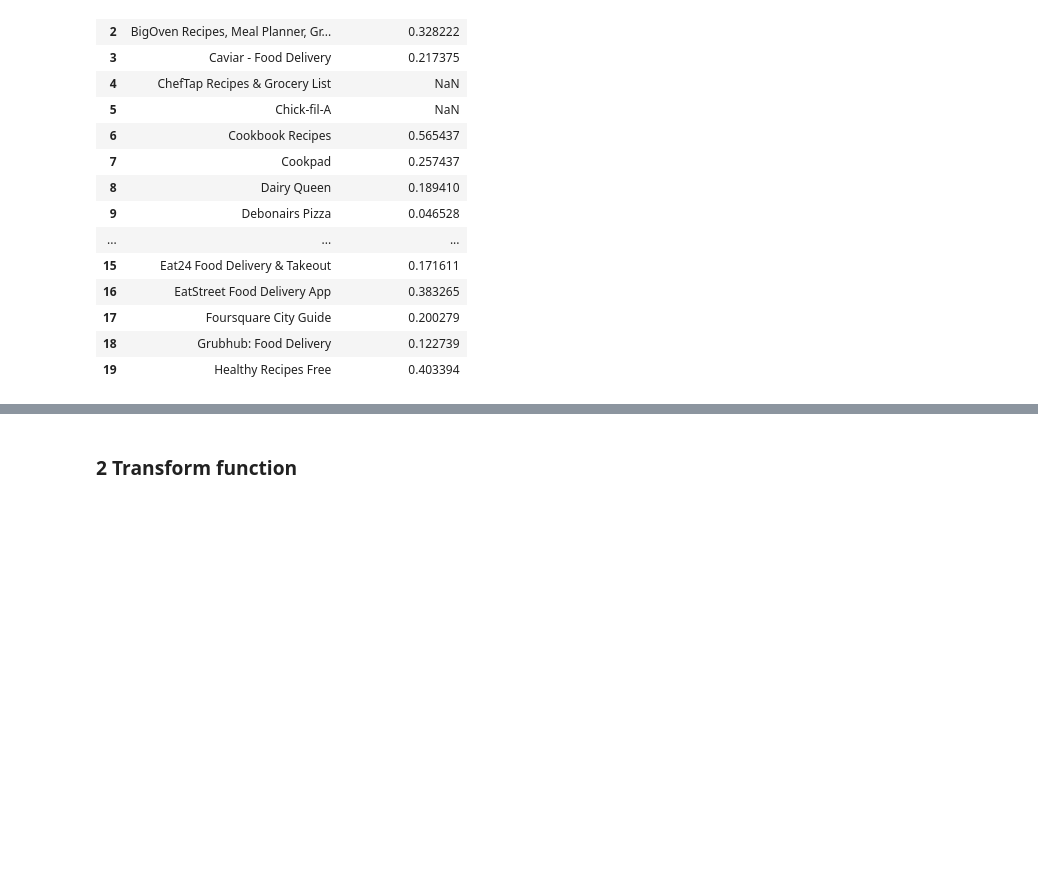
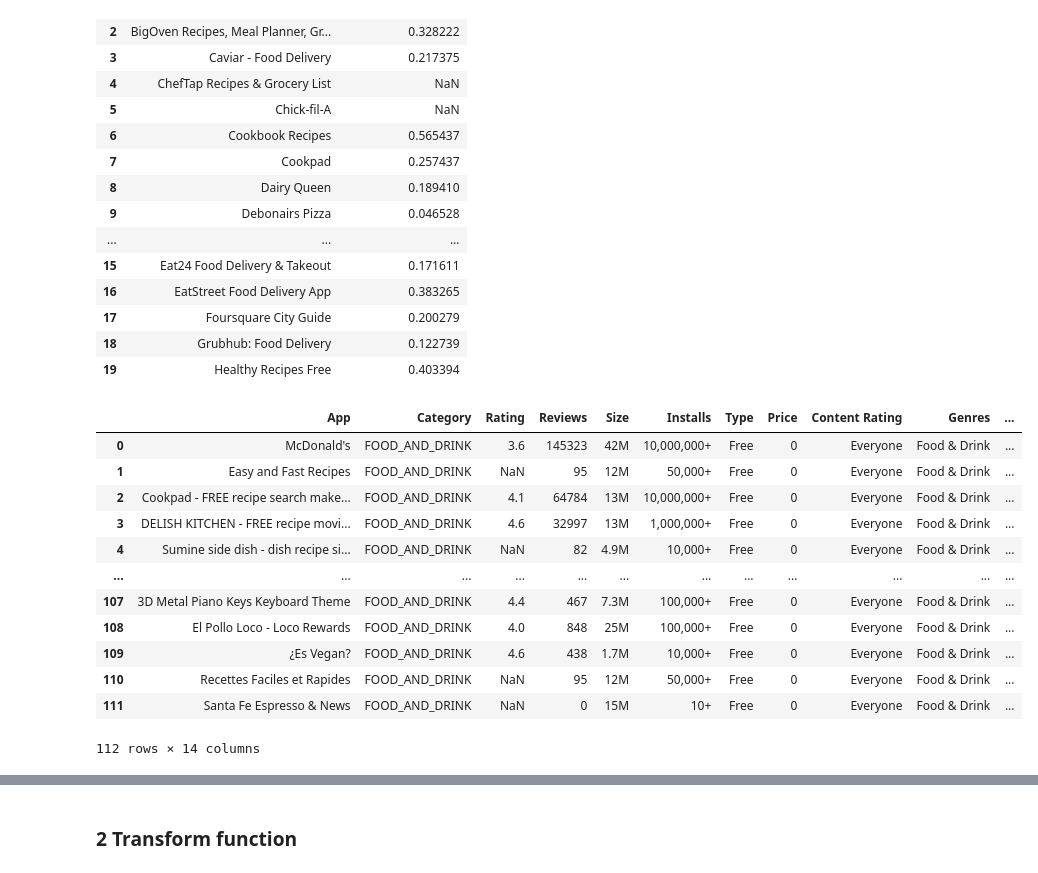
Before and after one commit to topollonaketsana/Coding-Summer-School-CSS, a Jupyter notebook: week 1/data pipelines/pipeline.ipynb, the cells around one changed output, grey strips where cells are left out. Drawn from its saved outputs; the diff is of its cells as text; code cells hidden in the pictures; blank space fills up the shorter version.

```diff
--- a/week 1/data pipelines/pipeline.ipynb
+++ b/week 1/data pipelines/pipeline.ipynb
@@ -272,3 +270,21 @@ aggregated_reviews
 | 17 | Foursquare City Guide | 0.200279 |
 | 18 | Grubhub: Food Delivery | 0.122739 |
 | 19 | Healthy Recipes Free | 0.403394 |
+# %%
+joined_apps_reviews = subset_apps.merge(aggregated_reviews, on= 'App', how= 'left')
+
+joined_apps_reviews
+# %% [output]
+|  | App | Category | Rating | Reviews | Size | Installs | Type | Price | Content Rating | Genres | ... |
+| 0 | McDonald's | FOOD_AND_DRINK | 3.6 | 145323 | 42M | 10,000,000+ | Free | 0 | Everyone | Food & Drink | ... |
+| 1 | Easy and Fast Recipes | FOOD_AND_DRINK | NaN | 95 | 12M | 50,000+ | Free | 0 | Everyone | Food & Drink | ... |
+| 2 | Cookpad - FREE recipe search make... | FOOD_AND_DRINK | 4.1 | 64784 | 13M | 10,000,000+ | Free | 0 | Everyone | Food & Drink | ... |
+| 3 | DELISH KITCHEN - FREE recipe movi... | FOOD_AND_DRINK | 4.6 | 32997 | 13M | 1,000,000+ | Free | 0 | Everyone | Food & Drink | ... |
+| 4 | Sumine side dish - dish recipe si... | FOOD_AND_DRINK | NaN | 82 | 4.9M | 10,000+ | Free | 0 | Everyone | Food & Drink | ... |
+| ... | ... | ... | ... | ... | ... | ... | ... | ... | ... | ... | ... |
+| 107 | 3D Metal Piano Keys Keyboard Theme | FOOD_AND_DRINK | 4.4 | 467 | 7.3M | 100,000+ | Free | 0 | Everyone | Food & Drink | ... |
+| 108 | El Pollo Loco - Loco Rewards | FOOD_AND_DRINK | 4.0 | 848 | 25M | 100,000+ | Free | 0 | Everyone | Food & Drink | ... |
+| 109 | ¿Es Vegan? | FOOD_AND_DRINK | 4.6 | 438 | 1.7M | 10,000+ | Free | 0 | Everyone | Food & Drink | ... |
+| 110 | Recettes Faciles et Rapides | FOOD_AND_DRINK | NaN | 95 | 12M | 50,000+ | Free | 0 | Everyone | Food & Drink | ... |
+| 111 | Santa Fe Espresso & News | FOOD_AND_DRINK | NaN | 0 | 15M | 10+ | Free | 0 | Everyone | Food & Drink | ... |
+112 rows × 14 columns
```
Also changed, not shown: parts of 12 cells of this notebook.
